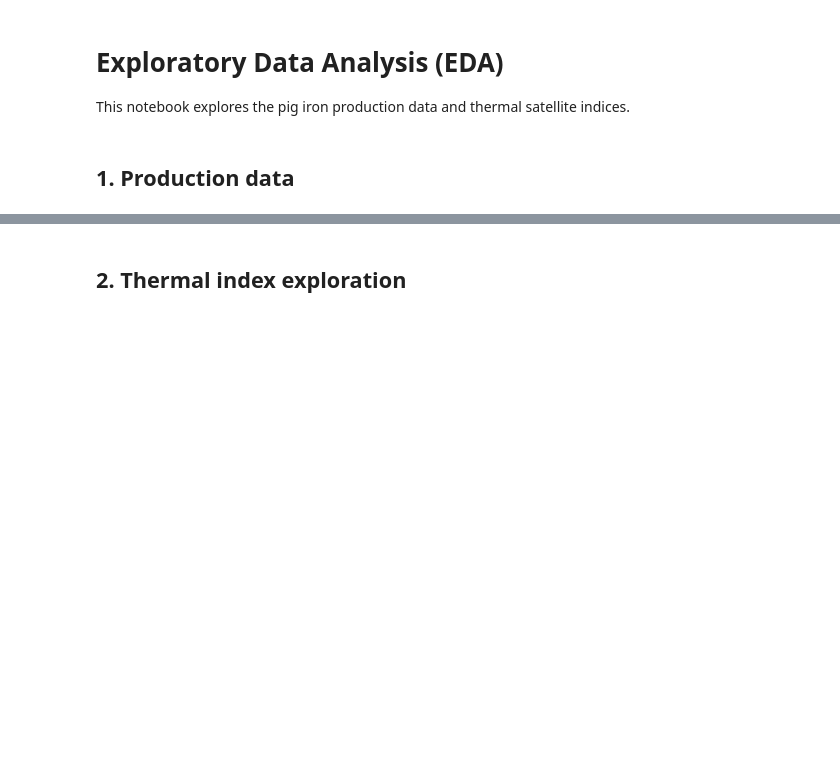
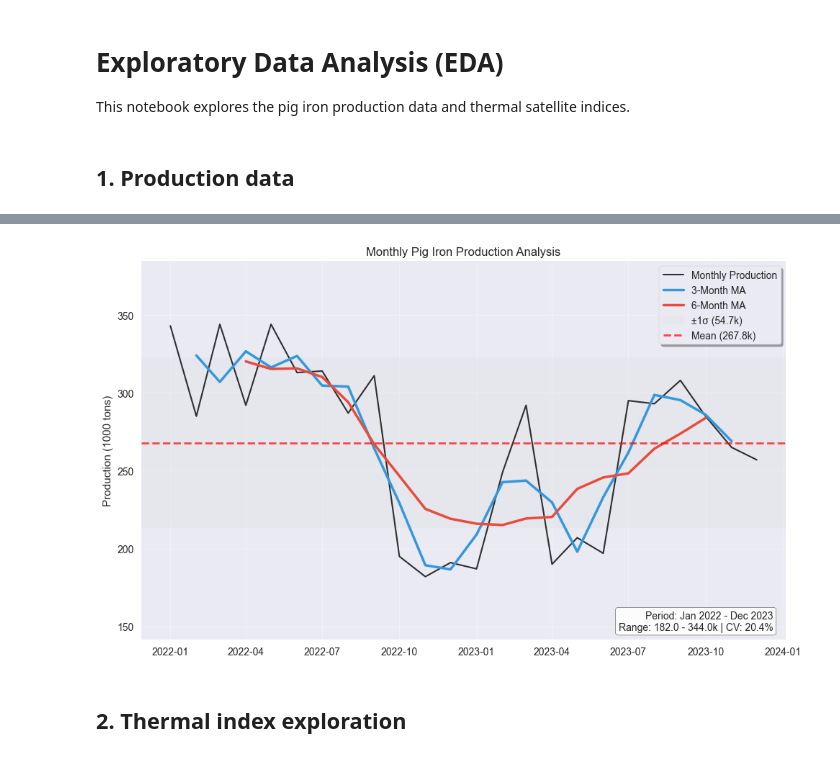
Before and after one commit to mbkers/gijon-pig-iron-prediction, a Jupyter notebook: notebooks/01_eda.ipynb, the cells around one changed output, grey strips where cells are left out. Saved outputs shown, nothing was run; the diff lists cells and outputs as text; code cells hidden in the pictures; blank space fills up the shorter version.

```diff
--- a/notebooks/01_eda.ipynb
+++ b/notebooks/01_eda.ipynb
@@ -58,3 +43,43 @@ plt.show()
+# %%
+# Plot production over time
+fig, ax = plt.subplots(figsize=(10, 6))
+
+# Calculate key statistics
+mean_prod = production['Value'].mean()
+std_prod = production['Value'].std()
+ma_3 = production['Value'].rolling(3, center=True).mean()  # Rolling statistics
+ma_6 = production['Value'].rolling(6, center=True).mean()
+
+# Plot data
+ax.plot(production.index, production['Value'], 'k-', linewidth=1.5, alpha=0.8, label='Monthly Production')
+ax.plot(production.index, ma_3, color='#3498db', linewidth=2.5, label='3-Month MA')  # Bright blue
+ax.plot(production.index, ma_6, color='#e74c3c', linewidth=2.5, label='6-Month MA')  # Red
+
+# Add statistical context
+ax.axhspan(mean_prod - std_prod, mean_prod + std_prod, alpha=0.15, color='lightgray', label=f'±1σ ({std_prod:.1f}k)')
+ax.axhline(mean_prod, color='red', linestyle='--', linewidth=2, alpha=0.7, label=f'Mean ({mean_prod:.1f}k)')
+
+# Styling
+ax.set_ylabel('Production (1000 tons)')
+ax.set_title('Monthly Pig Iron Production Analysis')
+ax.grid(True, alpha=0.3)
+ax.legend(loc='upper right', frameon=True, fancybox=True, shadow=True)
+
+# Add summary stats
+cv = (std_prod / mean_prod) * 100
+stats_text = f"Period: {production.index.min().strftime('%b %Y')} - {production.index.max().strftime('%b %Y')}\nRange: {min_val:.1f} - {max_val:.1f}k | CV: {cv:.1f}%"
+ax.text(0.98, 0.02, stats_text, transform=ax.transAxes, verticalalignment='bottom', horizontalalignment='right',
+        bbox=dict(boxstyle='round', facecolor='white', alpha=0.9))
+
+# Set y-limits with padding
+y_min, y_max = production['Value'].min(), production['Value'].max()
+y_range = y_max - y_min
+ax.set_ylim(y_min - 0.25 * y_range, y_max + 0.25 * y_range)
+
+plt.tight_layout()
+plt.show()
+# %% [output]
+[figure, added]
 # %% [markdown]
 ## 2. Thermal index exploration
 # %%
```
Also changed, not shown: parts of 5 cells of this notebook, 2 other files.
